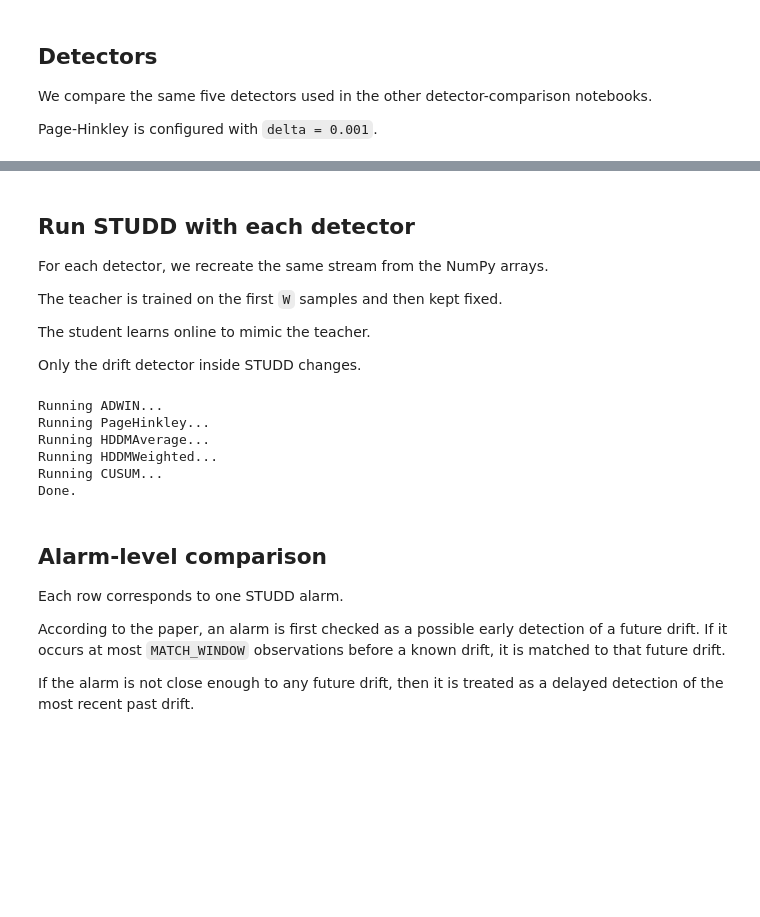
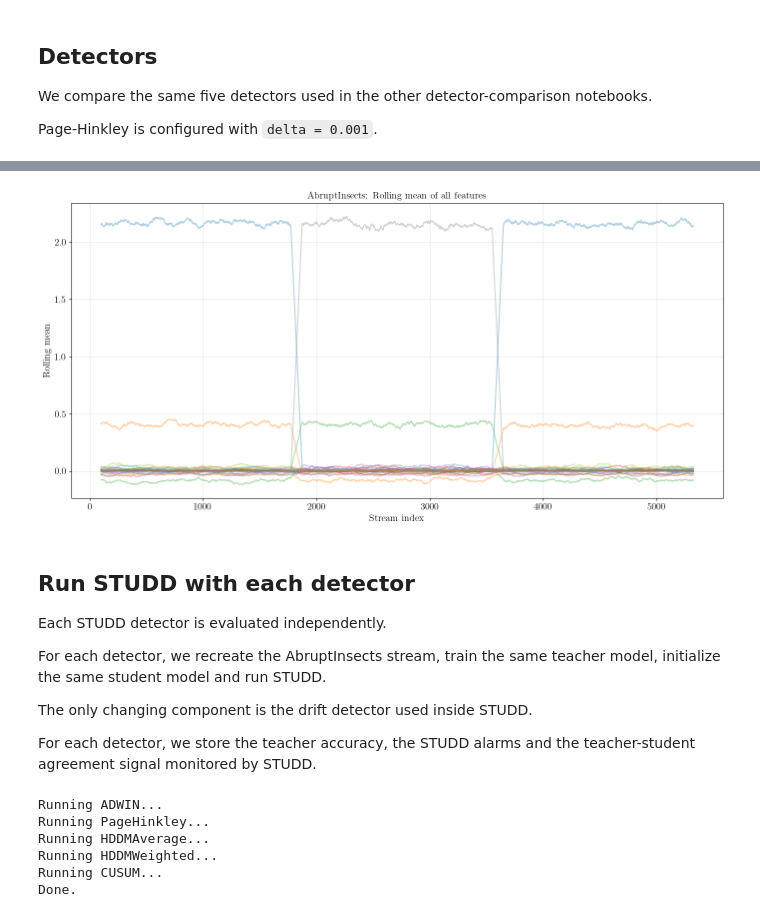
Before and after one commit to EiriniTzan/master-thesis, a Jupyter notebook: notebooks/test_abrupt_insects.ipynb, the cells around one changed output, grey strips where cells are left out. Cells and saved outputs as stored; diff of their text form; code cells hidden in the pictures; blank space fills up the shorter version.

```diff
--- a/notebooks/test_abrupt_insects.ipynb
+++ b/notebooks/test_abrupt_insects.ipynb
@@ -125,13 +284,43 @@ DETECTORS = {
+# %%
+FEATURE_ROLLING_WINDOW = 100
+
+X_df = pd.DataFrame(X_vis)
+
+rolling_feature_means = (
+    X_df
+    .rolling(FEATURE_ROLLING_WINDOW)
+    .mean()
+)
+
+plt.figure(figsize=(14, 7))
+
+for feature in rolling_feature_means.columns:
+    plt.plot(
+        rolling_feature_means.index,
+        rolling_feature_means[feature],
+        linewidth=1.5,
+        alpha=0.35,
+    )
+
+
+plt.title("AbruptInsects: Rolling mean of all features")
+plt.xlabel("Stream index")
+plt.ylabel("Rolling mean")
+plt.grid(alpha=0.3)
+plt.tight_layout()
+plt.show()
+# %% [output]
+[figure, added]
 # %% [markdown]
 ## Run STUDD with each detector
 
-For each detector, we recreate the same stream from the NumPy arrays.
+Each STUDD detector is evaluated independently.
 
-The teacher is trained on the first `W` samples and then kept fixed.
+For each detector, we recreate the AbruptInsects stream, train the same teacher model, initialize the same student model and run STUDD.
 
-The student learns online to mimic the teacher.
+The only changing component is the drift detector used inside STUDD.
 
-Only the drift detector inside STUDD changes.
+For each detector, we store the teacher accuracy, the STUDD alarms and the teacher-student agreement signal monitored by STUDD.
 # %%
 comparison_runs = {}
 
@@ -233,11 +580,3 @@ Running HDDMAverage...
 Running HDDMWeighted...
 Running CUSUM...
 Done.
-# %% [markdown]
-## Alarm-level comparison
-
-Each row corresponds to one STUDD alarm.
-
-According to the paper, an alarm is first checked as a possible early detection of a future drift. If it occurs at most `MATCH_WINDOW` observations before a known drift, it is matched to that future drift.
-
-If the alarm is not close enough to any future drift, then it is treated as a delayed detection of the most recent past drift.
```
Also changed, not shown: parts of 28 cells of this notebook, 5 other files.
